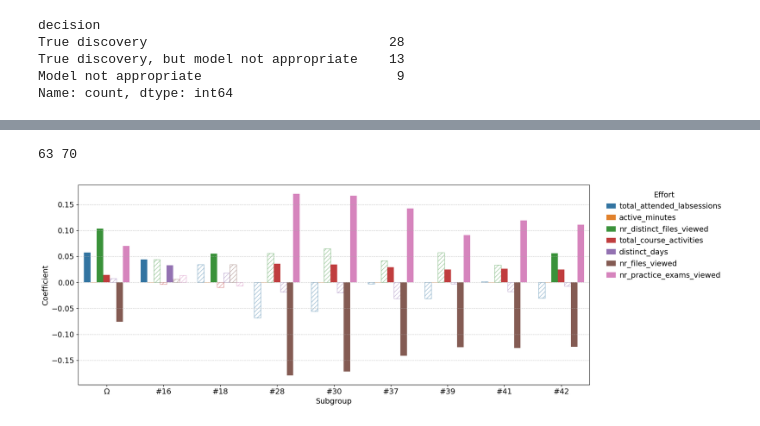
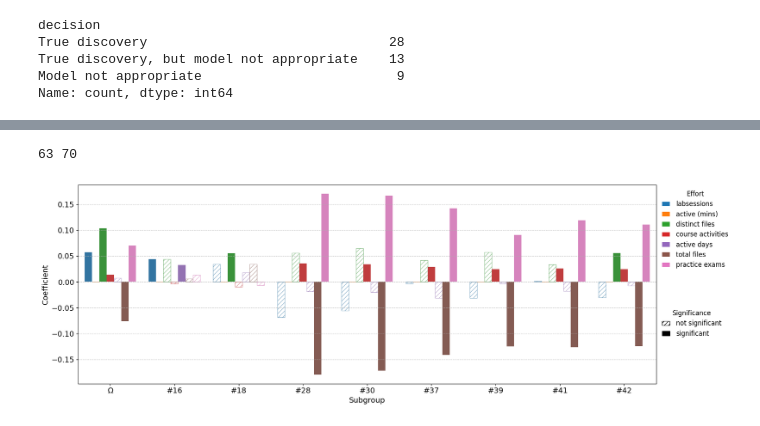
Before and after one commit to TvanGorcum/EMM_Group_4, a Jupyter notebook: inspect_private_fda.ipynb, the cells around one changed output, grey strips where cells are left out. Drawn from its saved outputs; the diff is of its cells as text; code cells hidden in the pictures.

Commit message:
improved plots and removed figures

```diff
--- a/inspect_private_fda.ipynb
+++ b/inspect_private_fda.ipynb
@@ -169,7 +218,7 @@ ax = sns.barplot(
     data=df,
     x="subgroup",
     y="coef",
-    hue="term",
+    hue="Effort",
     dodge=True,
     palette=palette
 )
@@ -182,45 +231,40 @@ for patch, sig in zip(patches_sorted, df_lins['significant']):
         patch.set_facecolor("white")  # base color for hatch
         patch.set_alpha(0.5)
 #     # sig == 1 → leave as solid color
 
 ax.set_xlabel("Subgroup", fontsize=14)
 ax.set_ylabel("Coefficient", fontsize=14)
 
 # Grid (clean style)how
 ax.yaxis.grid(True, linestyle="--", alpha=0.6)
 ax.xaxis.grid(False)
 ax.yaxis.set_tick_params(labelsize = 14)
 ax.xaxis.set_tick_params(labelsize = 14)
 
-# # Legend outside
-# # Smaller legend outside the plot
-ax.legend(
 
-    title="Effort",
-    bbox_to_anchor=(1.02, 1),
-    loc="upper left",
-    fontsize=14,          # legend text size
-    title_fontsize=14,    # legend title size
-    frameon=False,       # cleaner look
-    handlelength=1.2,
-    handletextpad=0.5
-)
 # Custom legend
 # Color legend for terms
-terms = df_lins["term"].unique()
+terms = df_lins["Effort"].unique()
 palette = sns.color_palette("tab10", len(terms))
 color_handles = [Patch(facecolor=palette[i], label=term) for i, term in enumerate(terms)]
 
 # # # Hatch legend for significance
 sig_handles = [
     Patch(facecolor="white", edgecolor="black", hatch="///", label="not significant"),
     Patch(facecolor="black", edgecolor="black", label="significant")
 ]
 
-# Combine legends first_legend = ax.legend(handles=color_handles, title="Term", bbox_to_anchor=(1.02, 1), loc="upper left", fontsize=8, title_fontsize=9) ax.add_artist(first_legend) ax.legend(handles=sig_handles, title="Significance", bbox_to_anchor=(1.02, 0.6), loc="upper left", fontsize=8, title_fontsize=9)
+# Combine legends
+first_legend = ax.legend(handles=color_handles, title="Effort", bbox_to_anchor=(1.0, 1), loc="upper left", fontsize=14, title_fontsize=14,    frameon=False,       # cleaner look
+    handlelength=1.2,
+    handletextpad=1)
+ax.add_artist(first_legend)
+ax.legend(handles=sig_handles, title="Significance", bbox_to_anchor=(1.0, 0.4), loc="upper left", fontsize=14, title_fontsize=14,    frameon=False,       # cleaner look
+    handlelength=1.2,
+    handletextpad=1)
 
 plt.tight_layout()
 plt.show()
 # %% [output]
 63 70
-[figure, old version]
+[figure, new version]
```
Also changed, not shown: parts of 4 cells of this notebook, 19 other files.
